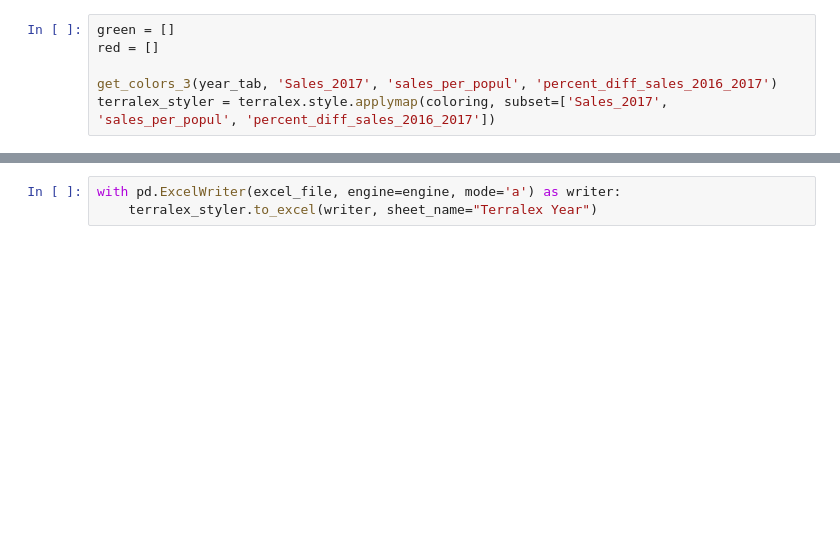
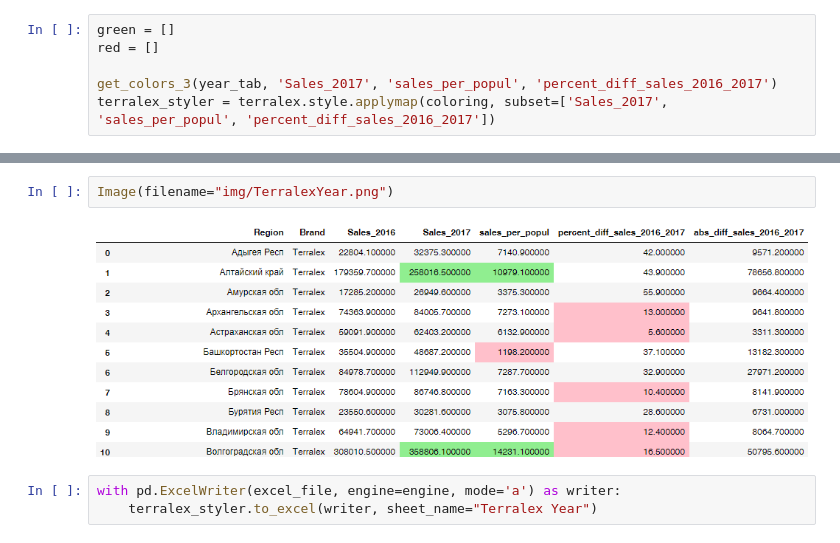
Before and after one commit to olga-abrams/DS_projects, a Jupyter notebook: pharm/pharm.ipynb, the cells around one changed output, grey strips where cells are left out. Cells and saved outputs as stored; diff of their text form; blank space fills up the shorter version.

```diff
--- a/pharm/pharm.ipynb
+++ b/pharm/pharm.ipynb
@@ -743,3 +740,7 @@ terralex_styler = terralex.style.applymap(coloring, subset=['Sales_2017', 'sales
+# %%
+Image(filename="img/TerralexYear.png")
+# %% [output]
+[figure, added]
 # %%
 with pd.ExcelWriter(excel_file, engine=engine, mode='a') as writer:
     terralex_styler.to_excel(writer, sheet_name="Terralex Year")
```
Also changed, not shown: parts of 12 cells of this notebook.
